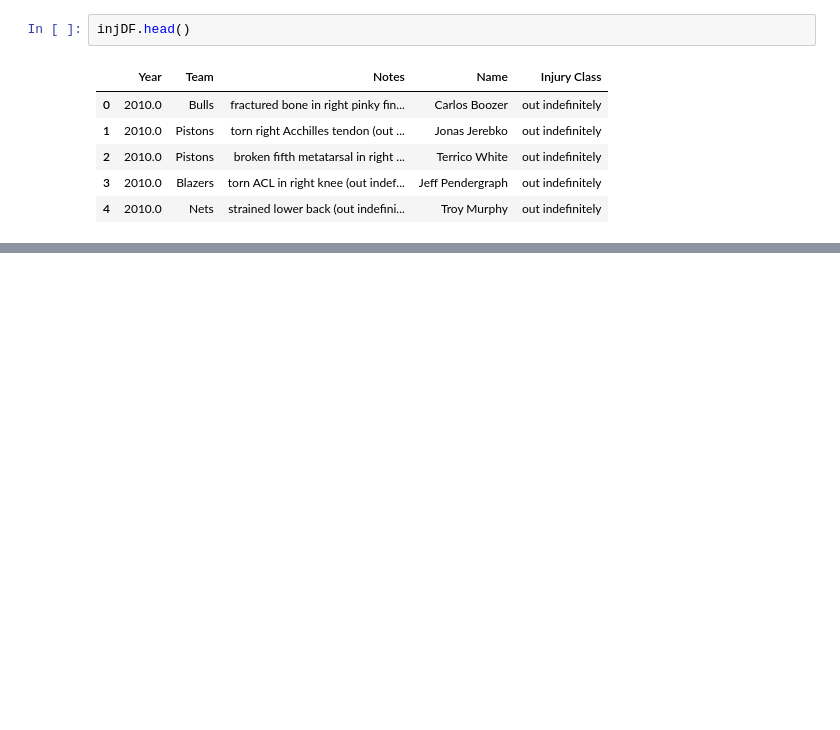
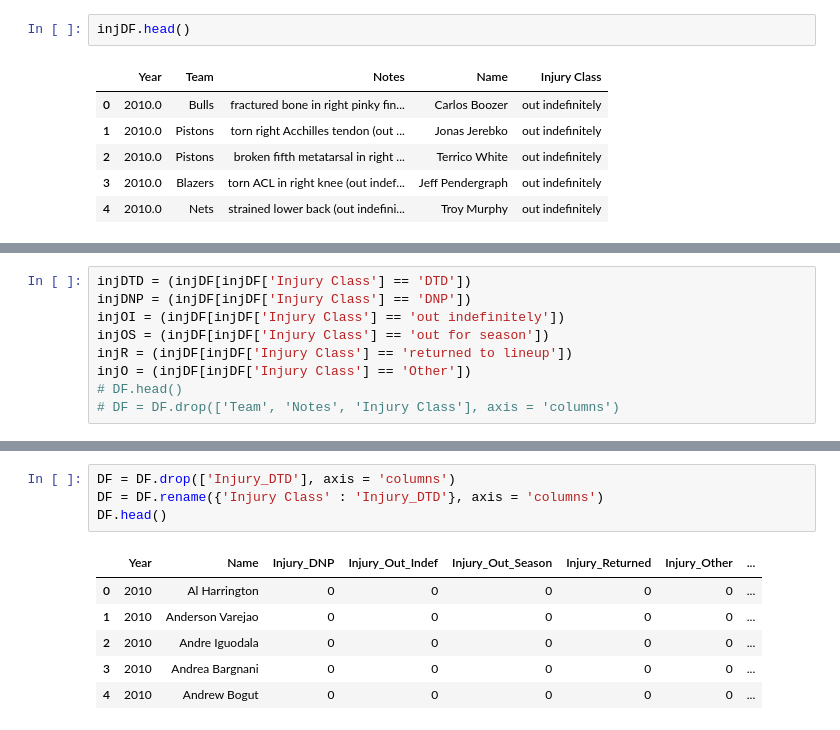
Before and after one commit to xudaiyanzi/NBA_players_salary, a Jupyter notebook: injuries/Injuries_CSV_Processing.ipynb, the cells around one changed output, grey strips where cells are left out. Cells and saved outputs as stored; diff of their text form; blank space fills up the shorter version.

```diff
--- a/injuries/Injuries_CSV_Processing.ipynb
+++ b/injuries/Injuries_CSV_Processing.ipynb
@@ -331,0 +348,9 @@ TypeError: count() takes 1 positional argument but 2 were given
+# %%
+injDTD = (injDF[injDF['Injury Class'] == 'DTD'])
+injDNP = (injDF[injDF['Injury Class'] == 'DNP'])
+injOI = (injDF[injDF['Injury Class'] == 'out indefinitely'])
+injOS = (injDF[injDF['Injury Class'] == 'out for season'])
+injR = (injDF[injDF['Injury Class'] == 'returned to lineup'])
+injO = (injDF[injDF['Injury Class'] == 'Other'])
+# DF.head()
+# DF = DF.drop(['Team', 'Notes', 'Injury Class'], axis = 'columns')
@@ -331,0 +383,11 @@ TypeError: count() takes 1 positional argument but 2 were given
+# %%
+DF = DF.drop(['Injury_DTD'], axis = 'columns')
+DF = DF.rename({'Injury Class' : 'Injury_DTD'}, axis = 'columns')
+DF.head()
+# %% [output]
+|  | Year | Name | Injury_DNP | Injury_Out_Indef | Injury_Out_Season | Injury_Returned | Injury_Other | ... |
+| 0 | 2010 | Al Harrington | 0 | 0 | 0 | 0 | 0 | ... |
+| 1 | 2010 | Anderson Varejao | 0 | 0 | 0 | 0 | 0 | ... |
+| 2 | 2010 | Andre Iguodala | 0 | 0 | 0 | 0 | 0 | ... |
+| 3 | 2010 | Andrea Bargnani | 0 | 0 | 0 | 0 | 0 | ... |
+| 4 | 2010 | Andrew Bogut | 0 | 0 | 0 | 0 | 0 | ... |
```
Also changed, not shown: parts of 16 cells of this notebook, 1 other file.
